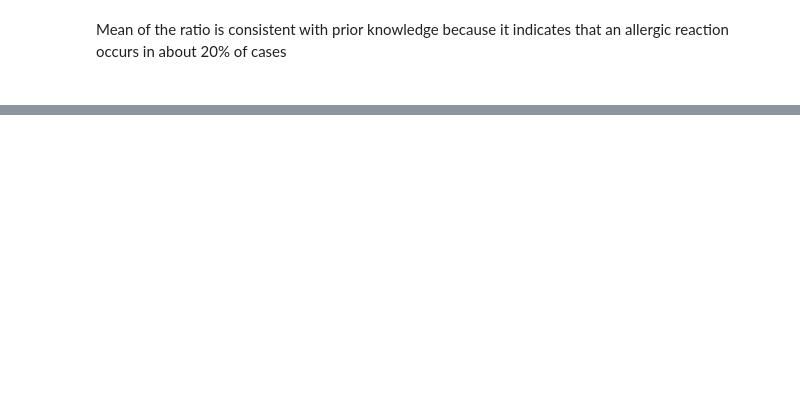
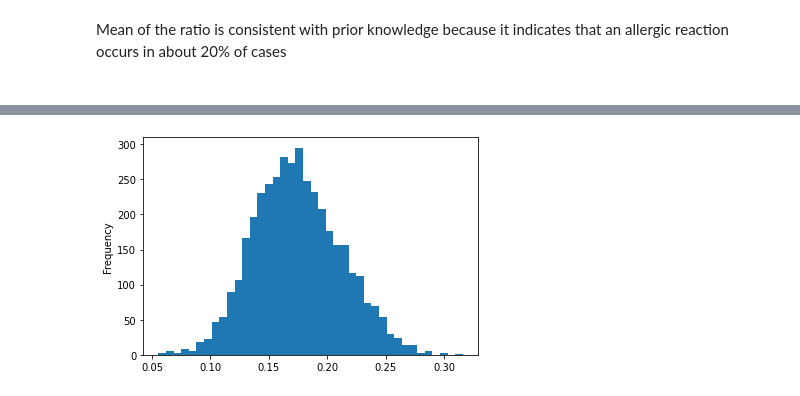
Before and after one commit to Norbert-Podgorski/DataAnalytics, a Jupyter notebook: Prior_and_Posterior_predictive_distributions/zadanie.ipynb, the cells around one changed output, grey strips where cells are left out. Drawn from its saved outputs; the diff is of its cells as text; code cells hidden in the pictures; blank space fills up the shorter version.

```diff
--- a/Prior_and_Posterior_predictive_distributions/zadanie.ipynb
+++ b/Prior_and_Posterior_predictive_distributions/zadanie.ipynb
@@ -69,0 +115,5 @@ Mean of the ratio is consistent with prior knowledge because it indicates that a
+# %%
+df['p'].plot.hist(bins=40)
+plt.show()
+# %% [output]
+[figure, added]
```
Also changed, not shown: parts of 17 cells of this notebook, 1 other file.
